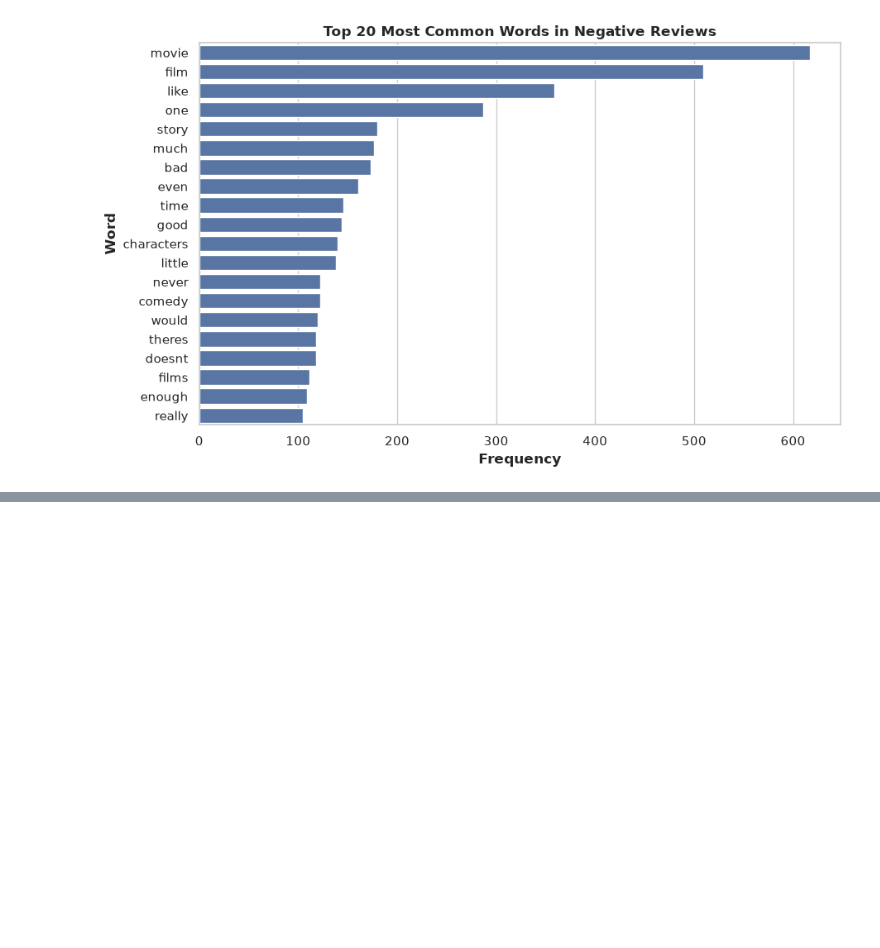
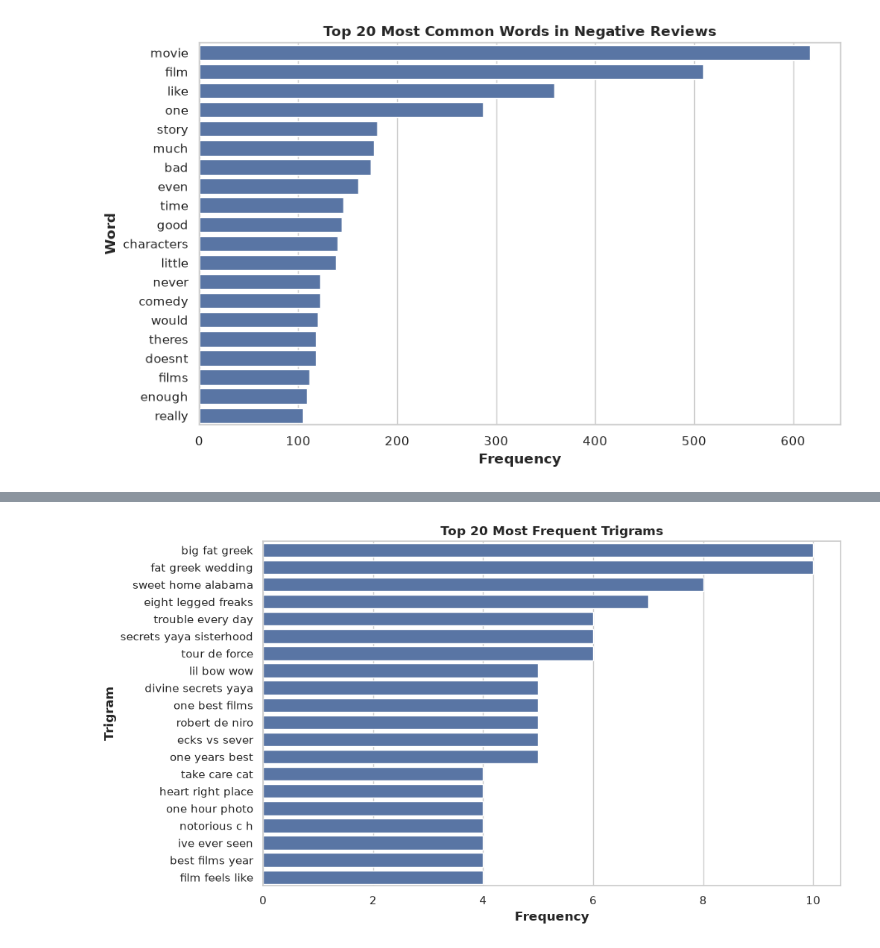
Before and after one commit to Alireza-Mirzadeh/llm-text-classification-benchmark, a Jupyter notebook: notebooks/01_eda_rotten_tomatoes.ipynb, the cells around one changed output, grey strips where cells are left out. Drawn from its saved outputs; the diff is of its cells as text; code cells hidden in the pictures; blank space fills up the shorter version.

```diff
--- a/notebooks/01_eda_rotten_tomatoes.ipynb
+++ b/notebooks/01_eda_rotten_tomatoes.ipynb
@@ -608,0 +682,11 @@ plt.show()
+# %%
+# Get the top 20 most common trigrams
+top_trigrams_df = get_top_ngrams(train_df["tokens"], n=3, top_n=20)
+
+# Convert the n-grams from tuples to strings for better readability
+top_trigrams_df["ngram"] = (
+    top_trigrams_df["ngram"]
+    .apply(lambda x: " ".join(x))
+)
+
+top_trigrams_df.head()
@@ -608,0 +700,17 @@ plt.show()
+# %%
+# Bar plot of the top 20 most common trigrams
+sns.barplot(
+    data=top_trigrams_df,
+    x="frequency",
+    y="ngram"
+)
+
+plt.title("Top 20 Most Frequent Trigrams", weight="bold")
+plt.xlabel("Frequency", weight="bold")
+plt.ylabel("Trigram", weight="bold")
+
+plt.savefig(FIGURES_DIR / "top_20_trigrams.png")
+
+plt.show()
+# %% [output]
+[figure, added]
```
Also changed, not shown: parts of 23 cells of this notebook, 4 other files.
